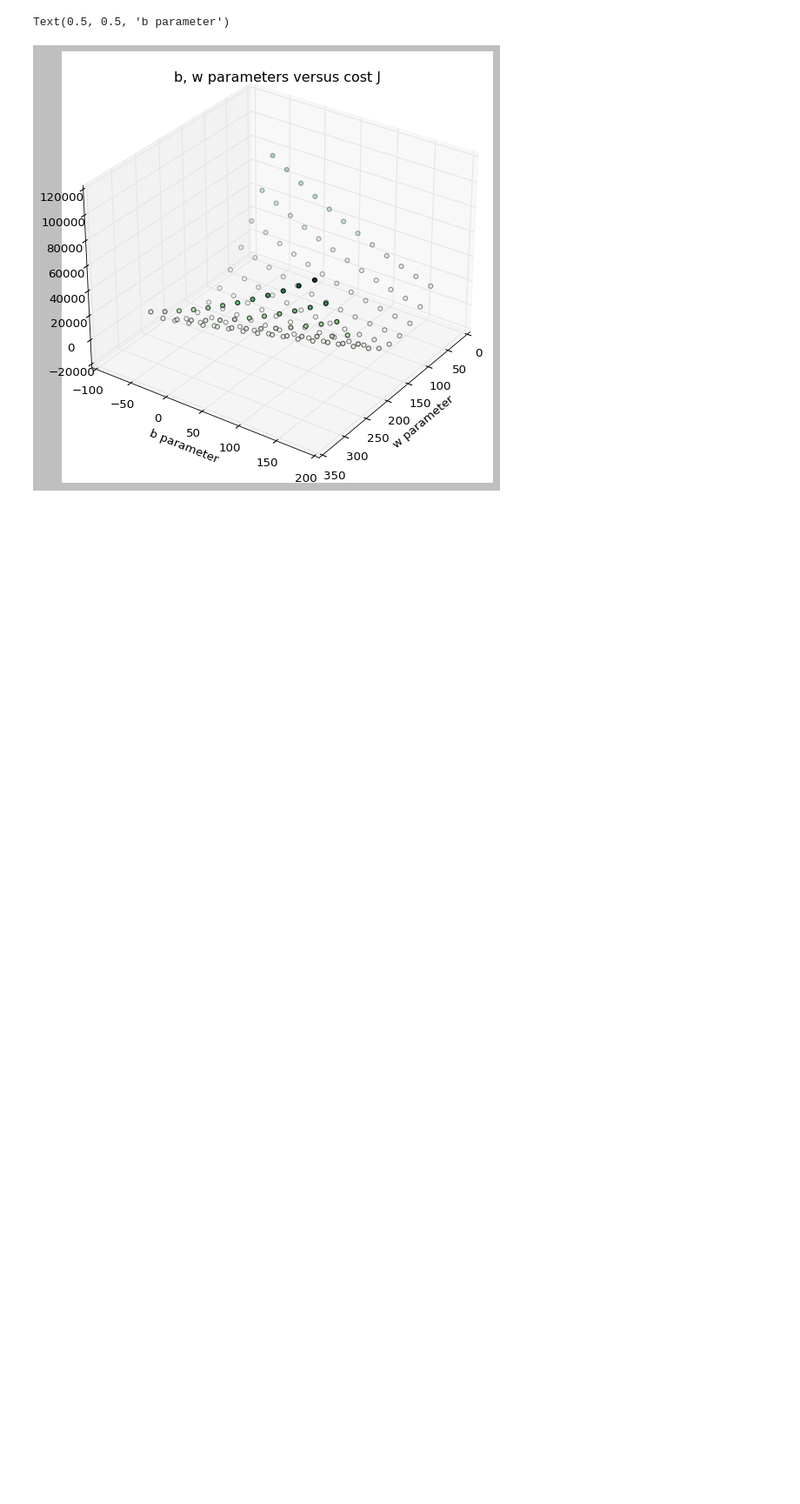
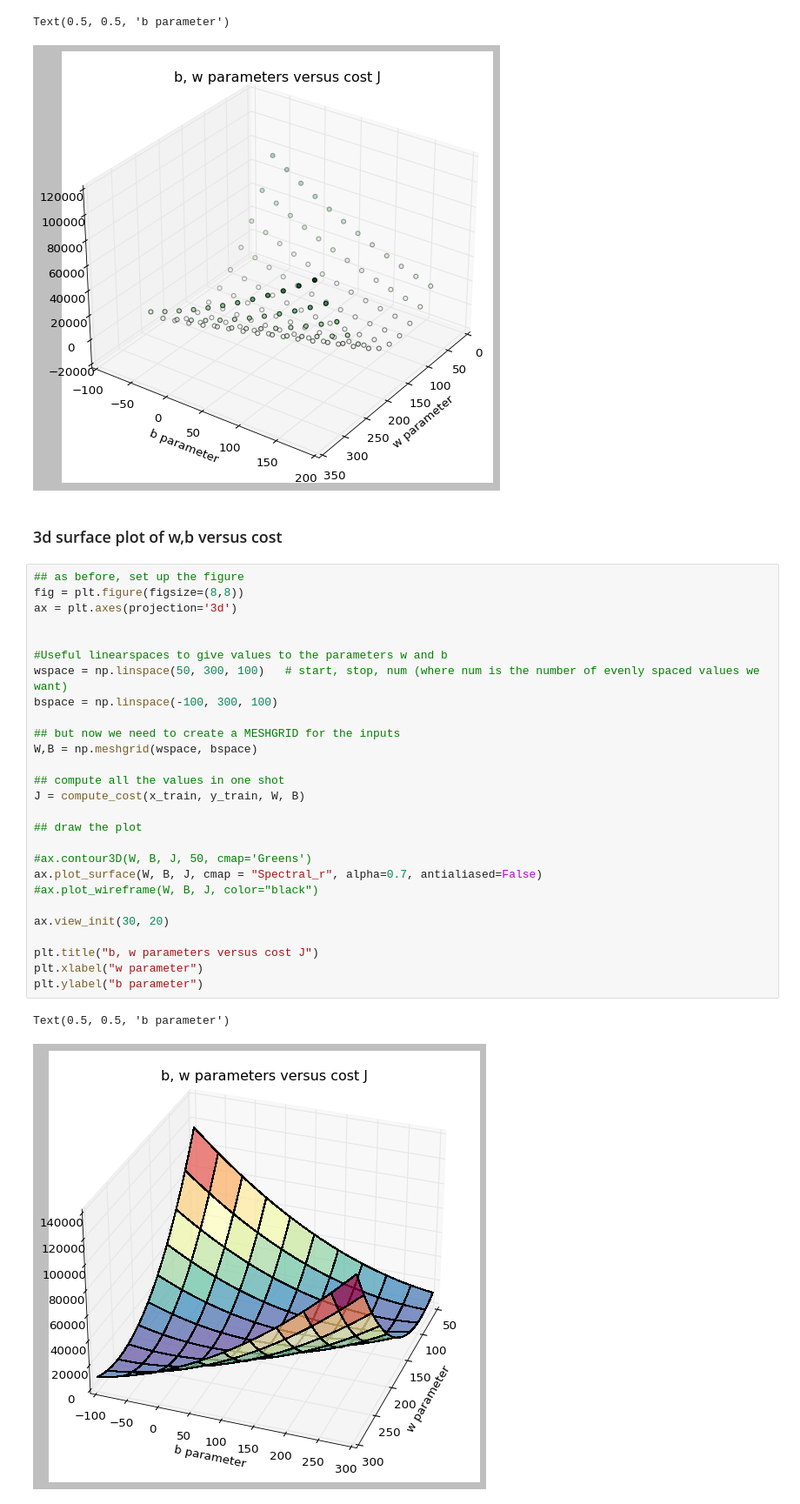
Before and after one commit to acnard/dl-ai-machine-learning, a Jupyter notebook: gradient_descent.ipynb, the cells around one changed output. Shown: that part at 87% size. Drawn from its saved outputs; the diff is of its cells as text; blank space fills up the shorter version.

```diff
--- a/gradient_descent.ipynb
+++ b/gradient_descent.ipynb
@@ -176,3 +176,35 @@ plt.ylabel("b parameter")
 # %% [output]
 Text(0.5, 0.5, 'b parameter')
 [figure]
+# %% [markdown]
+### 3d surface plot of w,b versus cost
+# %%
+## as before, set up the figure
+fig = plt.figure(figsize=(8,8))
+ax = plt.axes(projection='3d')
+
+
+#Useful linearspaces to give values to the parameters w and b
+wspace = np.linspace(50, 300, 100)   # start, stop, num (where num is the number of evenly spaced values we want)
+bspace = np.linspace(-100, 300, 100)
+
+## but now we need to create a MESHGRID for the inputs
+W,B = np.meshgrid(wspace, bspace)
+
+## compute all the values in one shot
+J = compute_cost(x_train, y_train, W, B)
+
+## draw the plot
+
+#ax.contour3D(W, B, J, 50, cmap='Greens')
+ax.plot_surface(W, B, J, cmap = "Spectral_r", alpha=0.7, antialiased=False)
+#ax.plot_wireframe(W, B, J, color="black")
+
+ax.view_init(30, 20)
+
+plt.title("b, w parameters versus cost J")
+plt.xlabel("w parameter")
+plt.ylabel("b parameter")
+# %% [output]
+Text(0.5, 0.5, 'b parameter')
+[figure, added]
```
Also changed, not shown: parts of 2 cells of this notebook, 1 other file.
